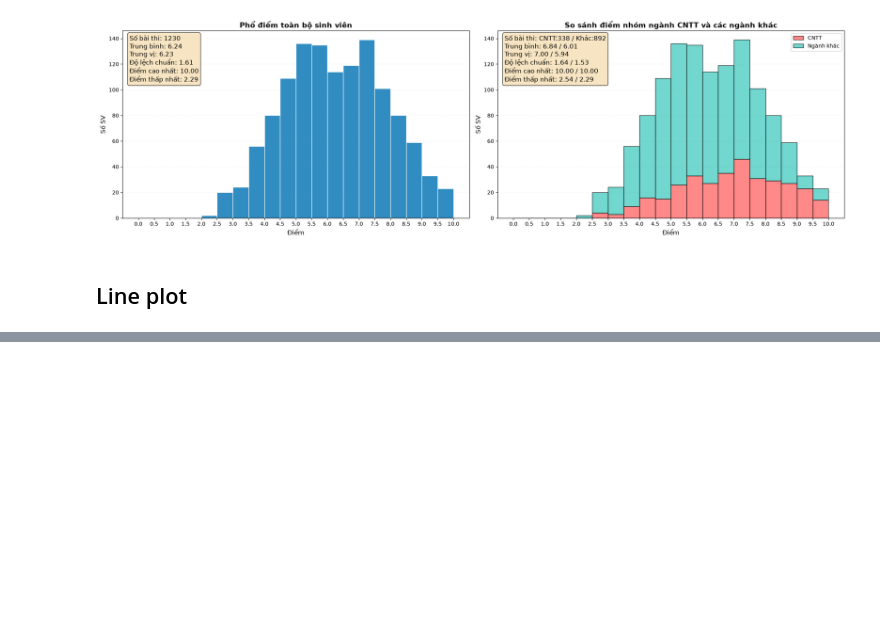
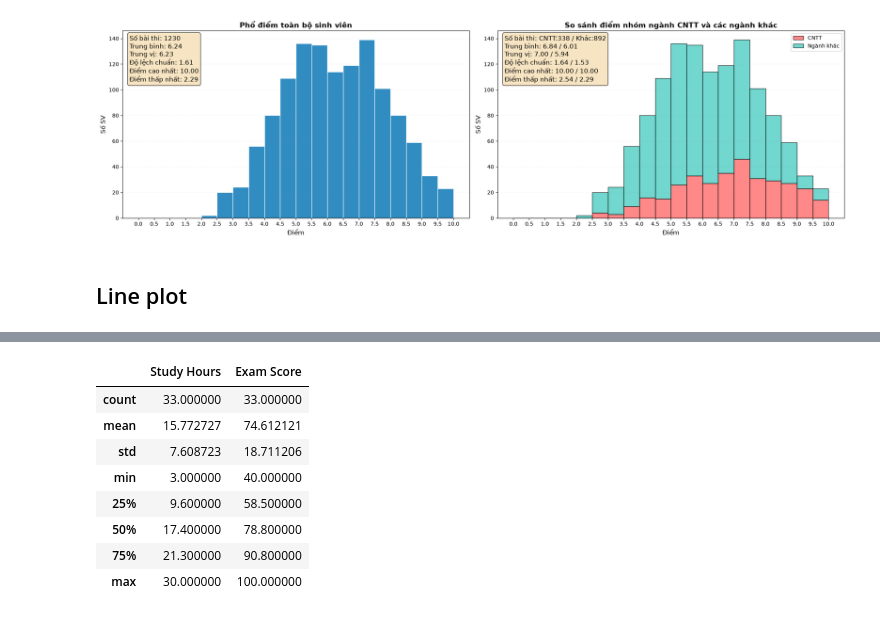
Before and after one commit to nd-hung/data-science-labs, a Jupyter notebook: labs/01-working-with-data/visualization-with-matplotlib.ipynb, the cells around one changed output, grey strips where cells are left out. Saved outputs shown, nothing was run; the diff lists cells and outputs as text; code cells hidden in the pictures; blank space fills up the shorter version.

```diff
--- a/labs/01-working-with-data/visualization-with-matplotlib.ipynb
+++ b/labs/01-working-with-data/visualization-with-matplotlib.ipynb
@@ -272,0 +293,13 @@ plt.show()
+# %%
+# View the summary statistics of the DataFrame
+studyhours_df.describe()
+# %% [output]
+|  | Study Hours | Exam Score |
+| count | 33.000000 | 33.000000 |
+| mean | 15.772727 | 74.612121 |
+| std | 7.608723 | 18.711206 |
+| min | 3.000000 | 40.000000 |
+| 25% | 9.600000 | 58.500000 |
+| 50% | 17.400000 | 78.800000 |
+| 75% | 21.300000 | 90.800000 |
+| max | 30.000000 | 100.000000 |
```
Also changed, not shown: parts of 7 cells of this notebook, 1 other file.
